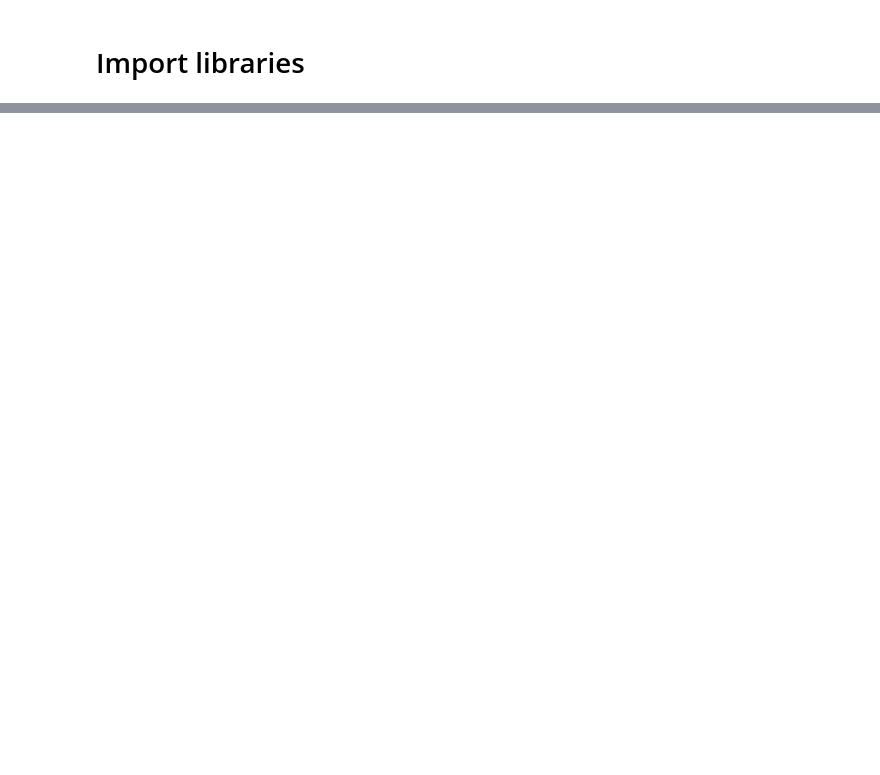
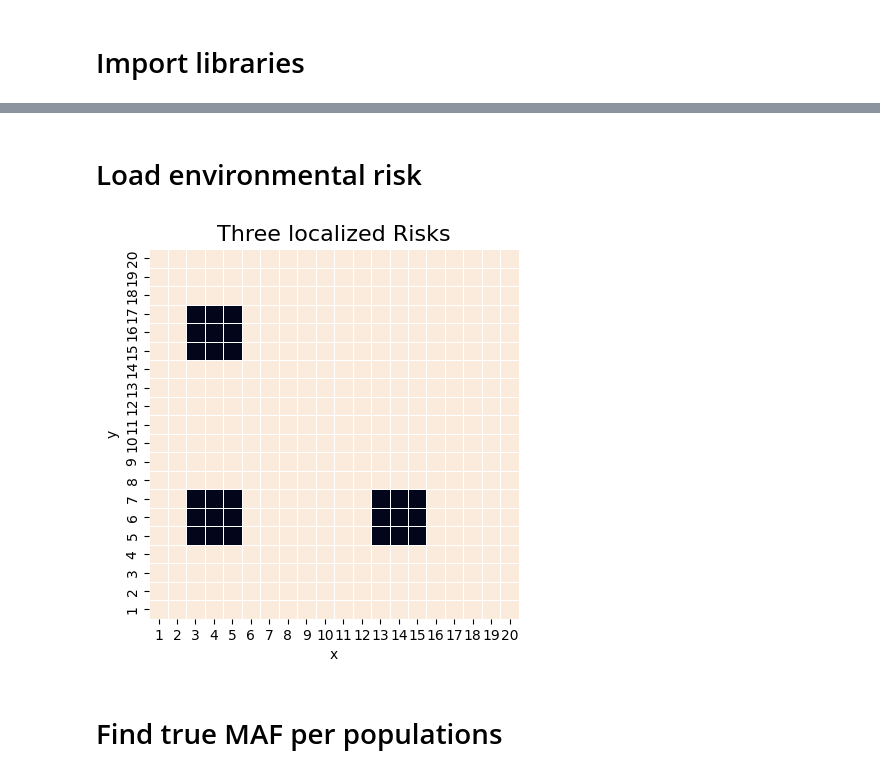
Before and after one commit to mat2m10/abyss_simulation, a Jupyter notebook: 09 Analysis only environment.ipynb, the cells around one changed output, grey strips where cells are left out. Cells and saved outputs as stored; diff of their text form; code cells hidden in the pictures; blank space fills up the shorter version.

```diff
--- a/09 Analysis only environment.ipynb
+++ b/09 Analysis only environment.ipynb
@@ -34,0 +100,20 @@ To enable the following instructions: AVX2 FMA, in other operations, rebuild Ten
+# %% [markdown]
+# Load environmental risk
+# %%
+risk_level = get_risk_level()
+risk_level = risk_level.split("\n")[-1]
+name_risk = risk_level.split('_fun')[0]
+risk = pd.read_pickle(f"data/G{G}_L{L}_c{c}_k{k}_M{M}/phenotype/environmental_risks/risk_{name_risk}.pkl")
+populations[name_risk] = risk[name_risk]
+df_agg = populations.groupby(['x', 'y']).agg({name_risk: 'mean'}).reset_index()
+grid_df = df_agg.pivot(index='y', columns='x', values=name_risk)
+sns.heatmap(grid_df, cmap='rocket_r', linewidths=.5, square=True, cbar=False)
+
+# Add a title to the heatmap
+plt.title(f"{naming_dict[name_risk]}", fontsize=16)
+plt.gca().invert_yaxis()  # Sometimes it's necessary to invert the y-axis for correct orientation
+plt.show()
+# %% [output]
+[figure, added]
+# %% [markdown]
+# Find true MAF per populations
```
Also changed, not shown: parts of 29 cells of this notebook, 3 other files.
